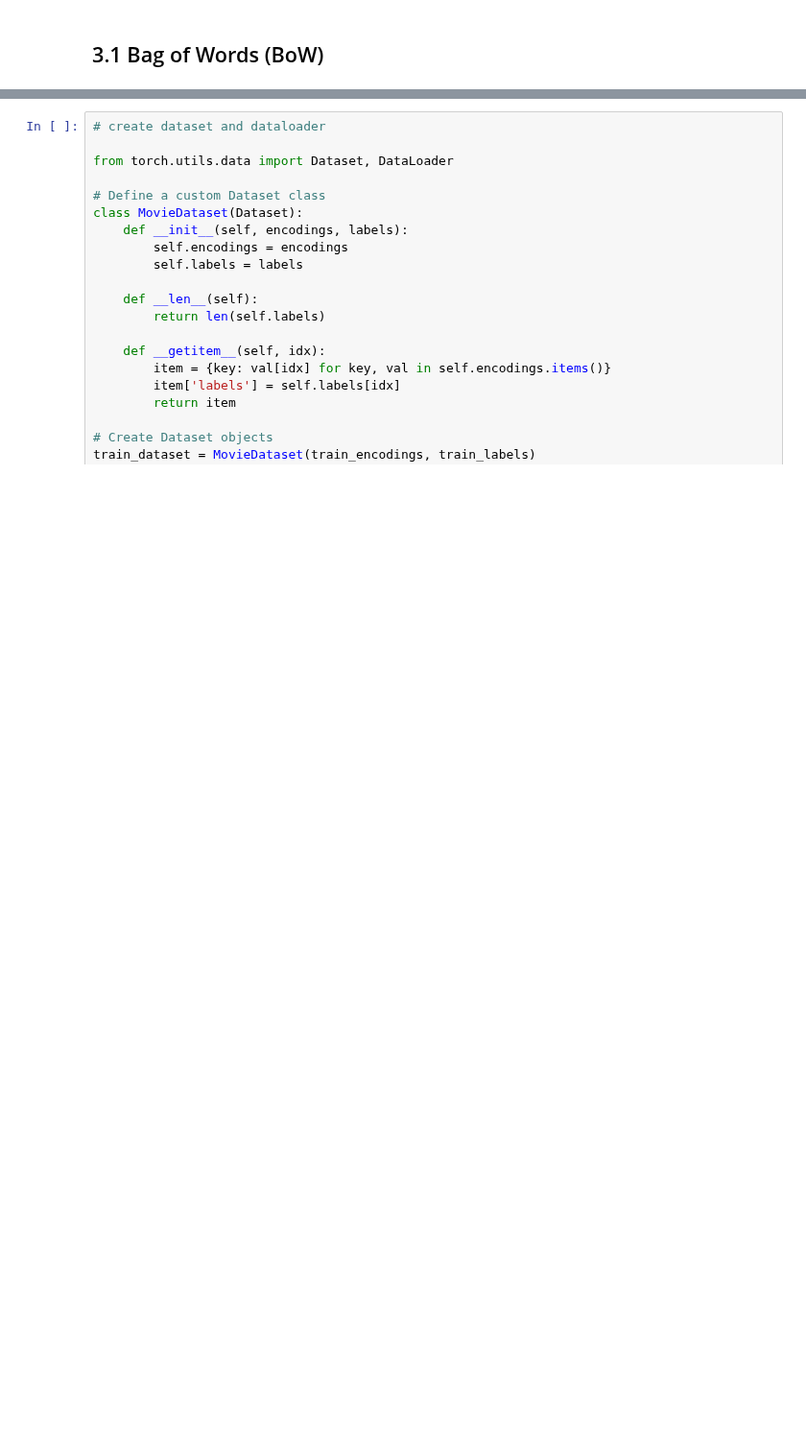
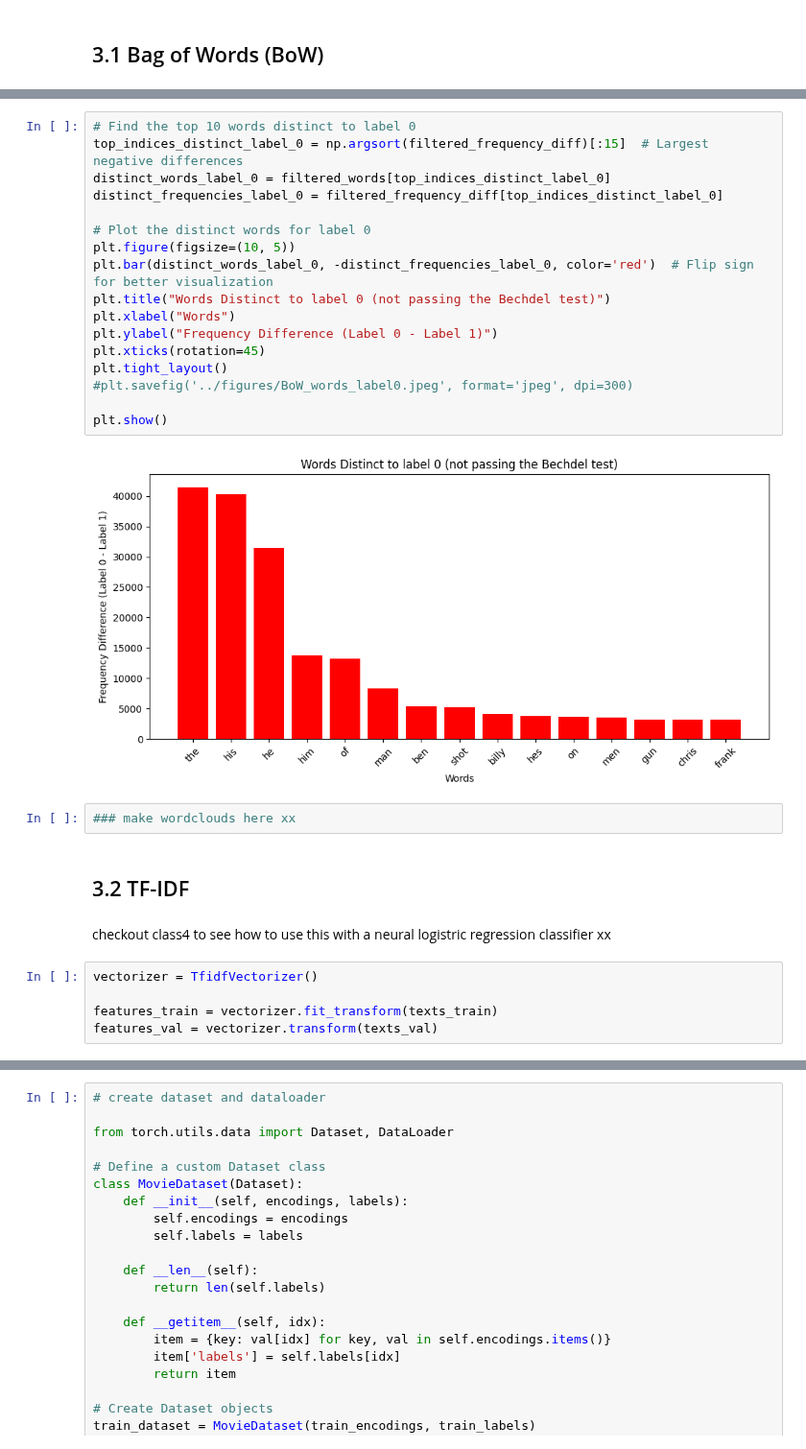
Before and after one commit to sigridbom/NLP_exam, a Jupyter notebook: 3_model_selection/3_model_selection.ipynb, the cells around one changed output, grey strips where cells are left out. Shown at 96% size. Drawn from its saved outputs; the diff is of its cells as text; blank space fills up the shorter version.

```diff
--- a/3_model_selection/3_model_selection.ipynb
+++ b/3_model_selection/3_model_selection.ipynb
@@ -379,0 +195,30 @@ test_labels = torch.tensor(test_data['passed_bechdel'].values)
+# %%
+# Find the top 10 words distinct to label 0
+top_indices_distinct_label_0 = np.argsort(filtered_frequency_diff)[:15]  # Largest negative differences
+distinct_words_label_0 = filtered_words[top_indices_distinct_label_0]
+distinct_frequencies_label_0 = filtered_frequency_diff[top_indices_distinct_label_0]
+
+# Plot the distinct words for label 0
+plt.figure(figsize=(10, 5))
+plt.bar(distinct_words_label_0, -distinct_frequencies_label_0, color='red')  # Flip sign for better visualization
+plt.title("Words Distinct to label 0 (not passing the Bechdel test)")
+plt.xlabel("Words")
+plt.ylabel("Frequency Difference (Label 0 - Label 1)")
+plt.xticks(rotation=45)
+plt.tight_layout()
+#plt.savefig('../figures/BoW_words_label0.jpeg', format='jpeg', dpi=300)
+
+plt.show()
+# %% [output]
+[figure, added]
+# %%
+### make wordclouds here xx
+# %% [markdown]
+## 3.2 TF-IDF
+# %% [markdown]
+checkout class4 to see how to use this with a neural logistric regression classifier xx
+# %%
+vectorizer = TfidfVectorizer()
+
+features_train = vectorizer.fit_transform(texts_train)
+features_val = vectorizer.transform(texts_val)
```
Also changed, not shown: parts of 61 cells of this notebook, 4 other files.
